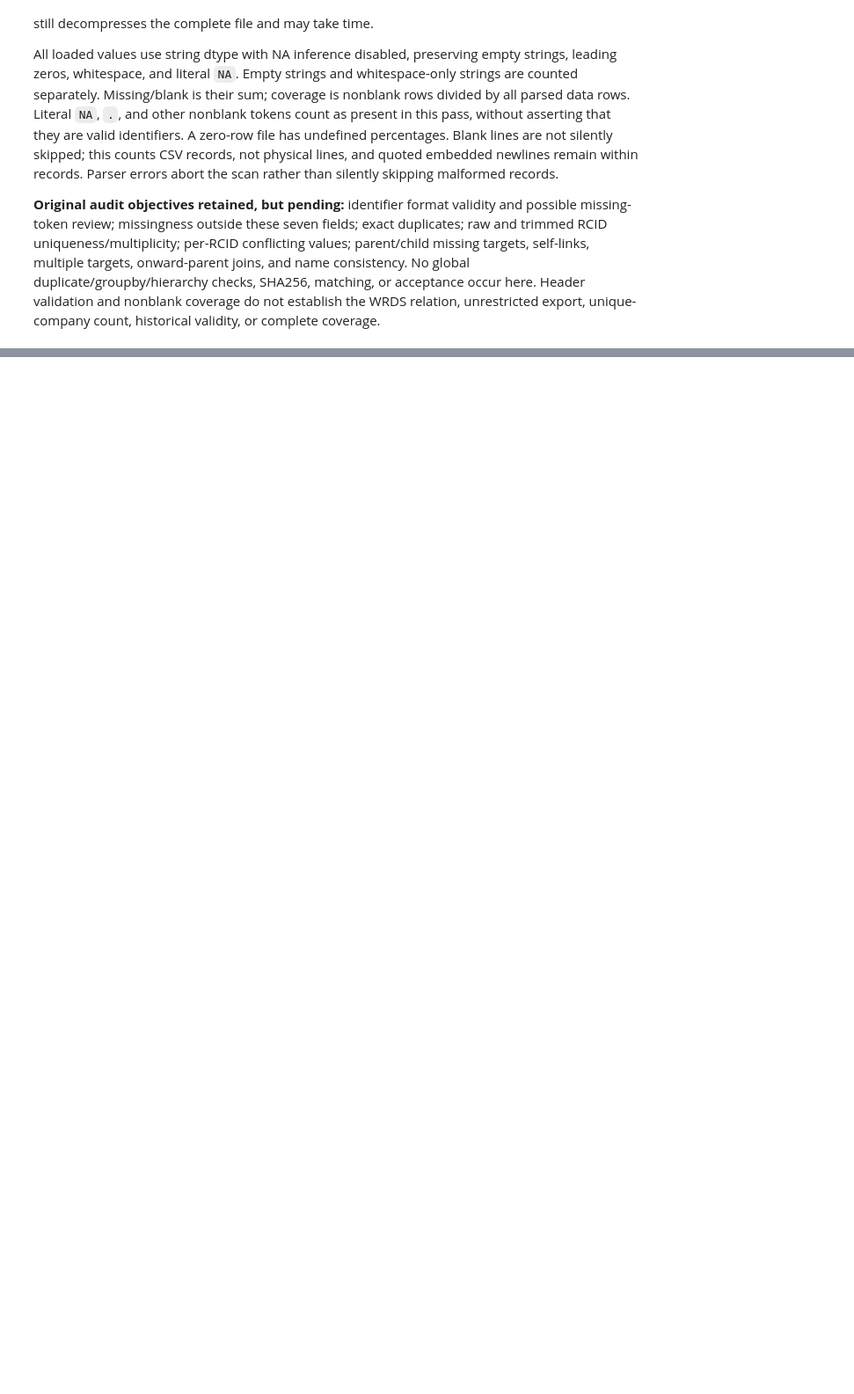
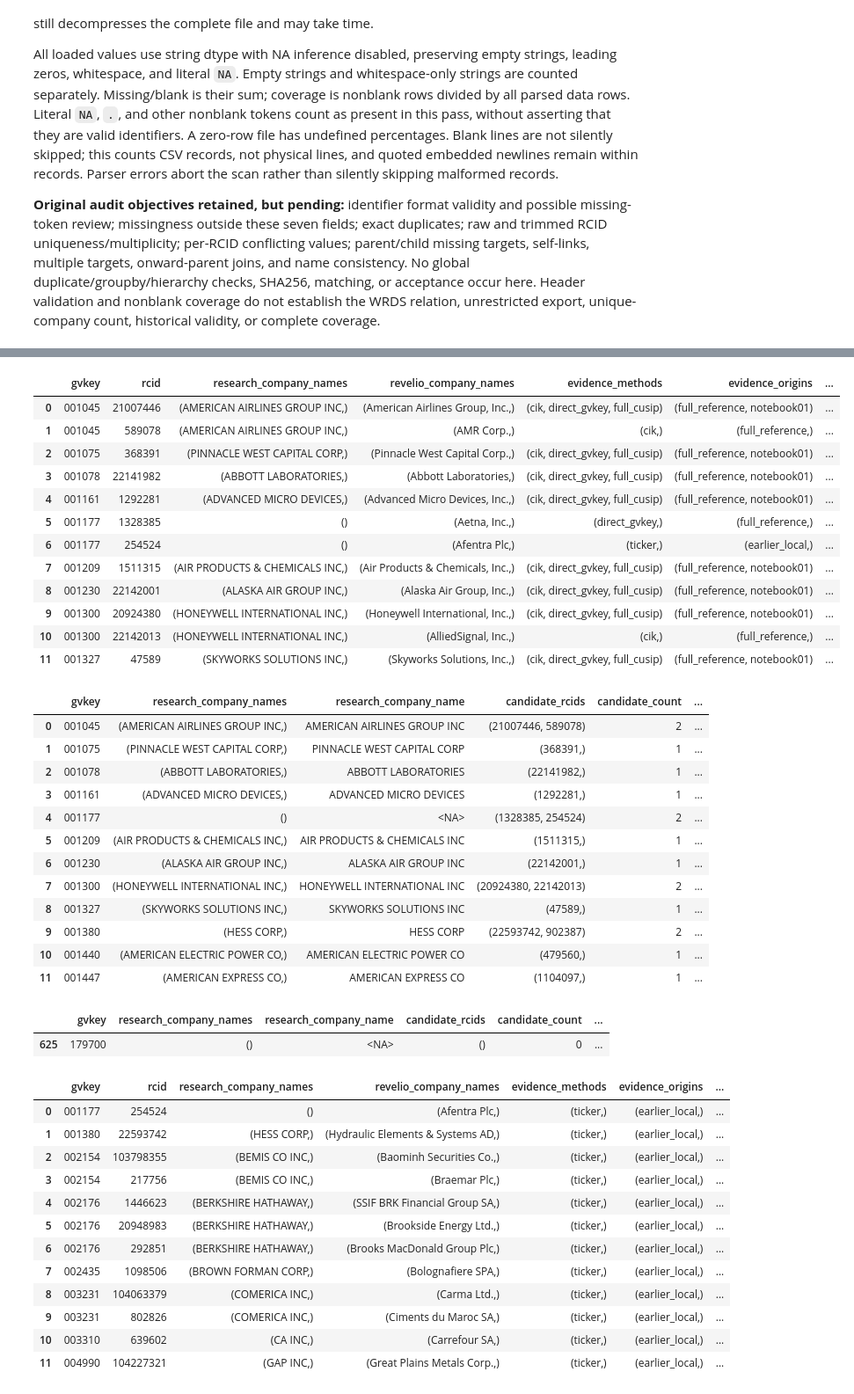
Before and after one commit to kptransfer2024-cmd/ai-workforce-statements, a Jupyter notebook: code/notebooks/01b_complete_revelio_matching.ipynb, the cells around one changed output, grey strips where cells are left out. Shown at 88% size. Saved outputs shown, nothing was run; the diff lists cells and outputs as text; code cells hidden in the pictures; blank space fills up the shorter version.

Commit message:
Complete Revelio matching Part 2.3 v2 audit

```diff
--- a/code/notebooks/01b_complete_revelio_matching.ipynb
+++ b/code/notebooks/01b_complete_revelio_matching.ipynb
@@ -2049,0 +1067,57 @@ display(Markdown("\n".join(lines)))
+# %%
+# 2.2.4 — bounded previews; these are not final professor-facing tables
+preview_columns = ["gvkey", "rcid", "research_company_names", "revelio_company_names",
+                   "evidence_methods", "evidence_origins", "validated_full_cusip_support",
+                   "has_identifier_conflict", "candidate_count", "rcid_target_count"]
+with pd.option_context("display.max_columns", None, "display.max_colwidth", 90):
+    display(consolidated_candidates[preview_columns].head(12))
+    display(consolidated_firm_index.head(12))
+    display(consolidated_unmatched)
+earlier_only_pair_keys = candidate_membership.loc[~candidate_membership.in_full_reference, ["gvkey", "rcid"]]
+earlier_only_candidate_preview = earlier_only_pair_keys.merge(
+    consolidated_candidates[preview_columns], on=["gvkey", "rcid"], validate="one_to_one")
+display(earlier_only_candidate_preview.head(12))
+display(candidate_membership.groupby(["in_notebook01", "in_earlier_supplement", "in_full_reference"])
+        .size().rename("candidate_pairs").to_frame())
+# %% [output]
+|  | gvkey | rcid | research_company_names | revelio_company_names | evidence_methods | evidence_origins | ... |
+| 0 | 001045 | 21007446 | (AMERICAN AIRLINES GROUP INC,) | (American Airlines Group, Inc.,) | (cik, direct_gvkey, full_cusip) | (full_reference, notebook01) | ... |
+| 1 | 001045 | 589078 | (AMERICAN AIRLINES GROUP INC,) | (AMR Corp.,) | (cik,) | (full_reference,) | ... |
+| 2 | 001075 | 368391 | (PINNACLE WEST CAPITAL CORP,) | (Pinnacle West Capital Corp.,) | (cik, direct_gvkey, full_cusip) | (full_reference, notebook01) | ... |
+| 3 | 001078 | 22141982 | (ABBOTT LABORATORIES,) | (Abbott Laboratories,) | (cik, direct_gvkey, full_cusip) | (full_reference, notebook01) | ... |
+| 4 | 001161 | 1292281 | (ADVANCED MICRO DEVICES,) | (Advanced Micro Devices, Inc.,) | (cik, direct_gvkey, full_cusip) | (full_reference, notebook01) | ... |
+| 5 | 001177 | 1328385 | () | (Aetna, Inc.,) | (direct_gvkey,) | (full_reference,) | ... |
+| 6 | 001177 | 254524 | () | (Afentra Plc,) | (ticker,) | (earlier_local,) | ... |
+| 7 | 001209 | 1511315 | (AIR PRODUCTS & CHEMICALS INC,) | (Air Products & Chemicals, Inc.,) | (cik, direct_gvkey, full_cusip) | (full_reference, notebook01) | ... |
+| 8 | 001230 | 22142001 | (ALASKA AIR GROUP INC,) | (Alaska Air Group, Inc.,) | (cik, direct_gvkey, full_cusip) | (full_reference, notebook01) | ... |
+| 9 | 001300 | 20924380 | (HONEYWELL INTERNATIONAL INC,) | (Honeywell International, Inc.,) | (cik, direct_gvkey, full_cusip) | (full_reference, notebook01) | ... |
+| 10 | 001300 | 22142013 | (HONEYWELL INTERNATIONAL INC,) | (AlliedSignal, Inc.,) | (cik,) | (full_reference,) | ... |
+| 11 | 001327 | 47589 | (SKYWORKS SOLUTIONS INC,) | (Skyworks Solutions, Inc.,) | (cik, direct_gvkey, full_cusip) | (full_reference, notebook01) | ... |
+|  | gvkey | research_company_names | research_company_name | candidate_rcids | candidate_count | ... |
+| 0 | 001045 | (AMERICAN AIRLINES GROUP INC,) | AMERICAN AIRLINES GROUP INC | (21007446, 589078) | 2 | ... |
+| 1 | 001075 | (PINNACLE WEST CAPITAL CORP,) | PINNACLE WEST CAPITAL CORP | (368391,) | 1 | ... |
+| 2 | 001078 | (ABBOTT LABORATORIES,) | ABBOTT LABORATORIES | (22141982,) | 1 | ... |
+| 3 | 001161 | (ADVANCED MICRO DEVICES,) | ADVANCED MICRO DEVICES | (1292281,) | 1 | ... |
+| 4 | 001177 | () | <NA> | (1328385, 254524) | 2 | ... |
+| 5 | 001209 | (AIR PRODUCTS & CHEMICALS INC,) | AIR PRODUCTS & CHEMICALS INC | (1511315,) | 1 | ... |
+| 6 | 001230 | (ALASKA AIR GROUP INC,) | ALASKA AIR GROUP INC | (22142001,) | 1 | ... |
+| 7 | 001300 | (HONEYWELL INTERNATIONAL INC,) | HONEYWELL INTERNATIONAL INC | (20924380, 22142013) | 2 | ... |
+| 8 | 001327 | (SKYWORKS SOLUTIONS INC,) | SKYWORKS SOLUTIONS INC | (47589,) | 1 | ... |
+| 9 | 001380 | (HESS CORP,) | HESS CORP | (22593742, 902387) | 2 | ... |
+| 10 | 001440 | (AMERICAN ELECTRIC POWER CO,) | AMERICAN ELECTRIC POWER CO | (479560,) | 1 | ... |
+| 11 | 001447 | (AMERICAN EXPRESS CO,) | AMERICAN EXPRESS CO | (1104097,) | 1 | ... |
+|  | gvkey | research_company_names | research_company_name | candidate_rcids | candidate_count | ... |
+| 625 | 179700 | () | <NA> | () | 0 | ... |
+|  | gvkey | rcid | research_company_names | revelio_company_names | evidence_methods | evidence_origins | ... |
+| 0 | 001177 | 254524 | () | (Afentra Plc,) | (ticker,) | (earlier_local,) | ... |
+| 1 | 001380 | 22593742 | (HESS CORP,) | (Hydraulic Elements & Systems AD,) | (ticker,) | (earlier_local,) | ... |
+| 2 | 002154 | 103798355 | (BEMIS CO INC,) | (Baominh Securities Co.,) | (ticker,) | (earlier_local,) | ... |
+| 3 | 002154 | 217756 | (BEMIS CO INC,) | (Braemar Plc,) | (ticker,) | (earlier_local,) | ... |
+| 4 | 002176 | 1446623 | (BERKSHIRE HATHAWAY,) | (SSIF BRK Financial Group SA,) | (ticker,) | (earlier_local,) | ... |
+| 5 | 002176 | 20948983 | (BERKSHIRE HATHAWAY,) | (Brookside Energy Ltd.,) | (ticker,) | (earlier_local,) | ... |
+| 6 | 002176 | 292851 | (BERKSHIRE HATHAWAY,) | (Brooks MacDonald Group Plc,) | (ticker,) | (earlier_local,) | ... |
+| 7 | 002435 | 1098506 | (BROWN FORMAN CORP,) | (Bolognafiere SPA,) | (ticker,) | (earlier_local,) | ... |
+| 8 | 003231 | 104063379 | (COMERICA INC,) | (Carma Ltd.,) | (ticker,) | (earlier_local,) | ... |
+| 9 | 003231 | 802826 | (COMERICA INC,) | (Ciments du Maroc SA,) | (ticker,) | (earlier_local,) | ... |
+| 10 | 003310 | 639602 | (CA INC,) | (Carrefour SA,) | (ticker,) | (earlier_local,) | ... |
+| 11 | 004990 | 104227321 | (GAP INC,) | (Great Plains Metals Corp.,) | (ticker,) | (earlier_local,) | ... |
```
Also changed, not shown: parts of 88 cells of this notebook, 2 other files.
